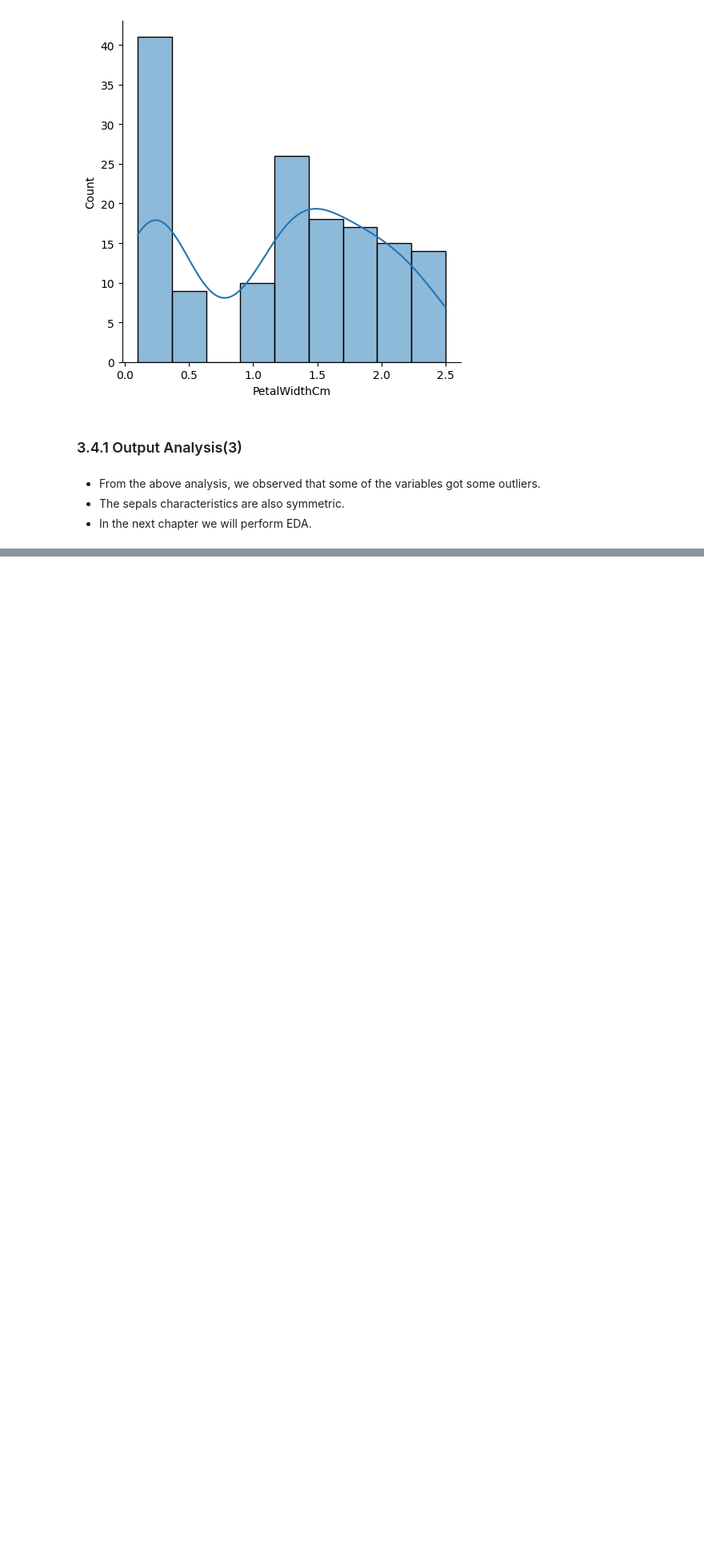
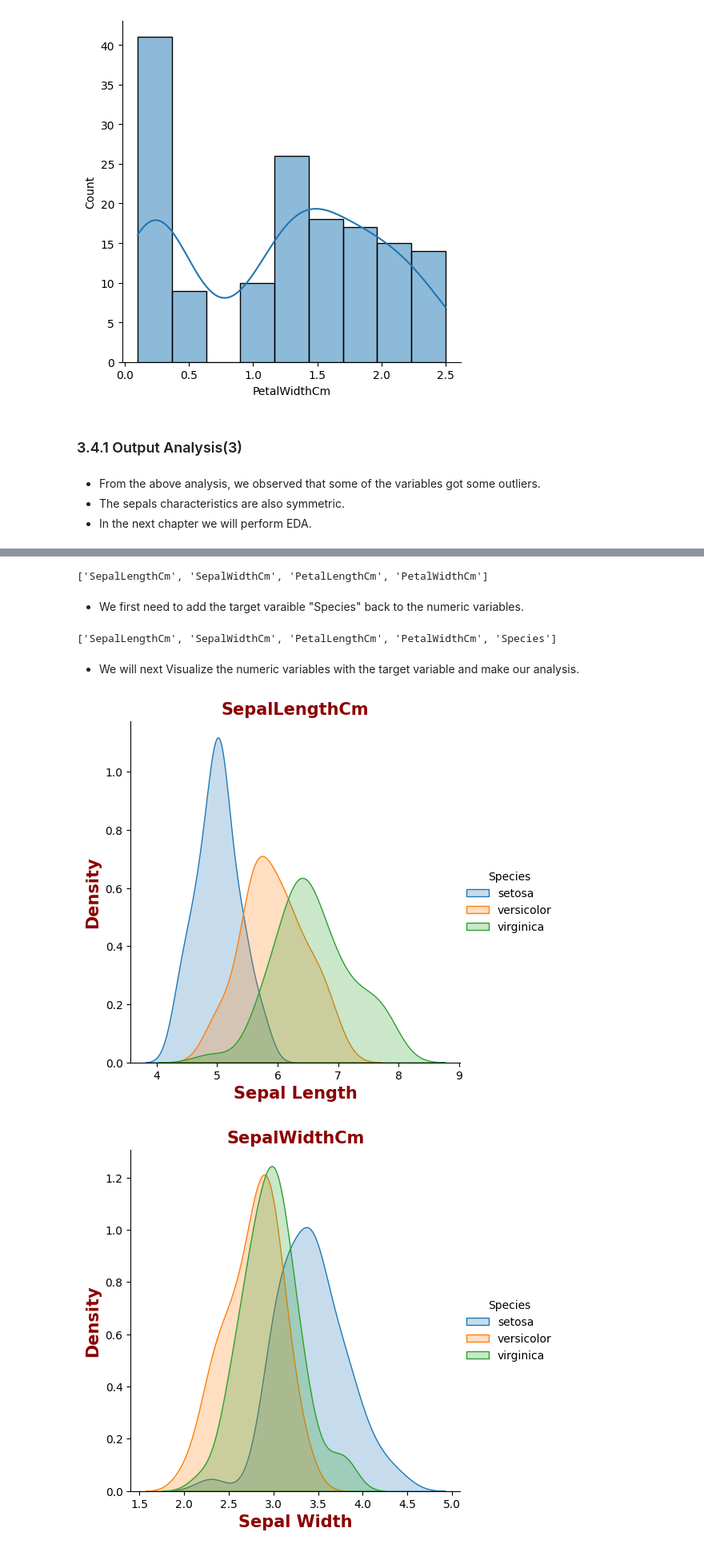
Before and after one commit to Benishkhaled/Benishkhaled, a Jupyter notebook: iris-flower-species-classification-with-knn.ipynb, the cells around one changed output, grey strips where cells are left out. Shown at 80% size. Saved outputs shown, nothing was run; the diff lists cells and outputs as text; code cells hidden in the pictures; blank space fills up the shorter version.

```diff
--- a/iris-flower-species-classification-with-knn.ipynb
+++ b/iris-flower-species-classification-with-knn.ipynb
@@ -333,0 +510,6 @@ sns.displot(df["PetalWidthCm"], kde = True, **dict(linewidth=1,edgecolor="k"));
+# %%
+isnull_numb = []
+for i in df.columns:
+    x = df[i].isnull().sum()
+    isnull_numb.append(x)
+pd.DataFrame(isnull_numb, index=df.columns,columns = ["Total Missing Values"])
@@ -333,0 +529,35 @@ sns.displot(df["PetalWidthCm"], kde = True, **dict(linewidth=1,edgecolor="k"));
+# %%
+numeric_var
+# %% [output]
+['SepalLengthCm', 'SepalWidthCm', 'PetalLengthCm', 'PetalWidthCm']
+# %% [markdown]
+* We first need to add the target varaible "Species" back to the numeric variables.
+# %%
+
+numeric_var.append("Species")
+# %%
+numeric_var
+# %% [output]
+['SepalLengthCm', 'SepalWidthCm', 'PetalLengthCm', 'PetalWidthCm', 'Species']
+# %% [markdown]
+* We will next Visualize the numeric variables with the target variable and make our analysis.
+# %%
+title_font={"family":"arial","color":"darkred","weight":"bold","size":15}
+axis_font={"family":"arial","color":"darkred","weight":"bold","size":15}
+
+
+for i,z in list(zip(numeric_var,numeric_axis_name)):
+    graph =sns.FacetGrid(df[numeric_var], hue="Species",height=5, xlim=None,ylim=None)
+    graph.map(sns.kdeplot, i, shade=True)
+    graph.add_legend()
+
+    plt.title(i, fontdict=title_font)
+    plt.xlabel(z, fontdict = axis_font)
+    plt.ylabel("Density", fontdict = axis_font)
+
+#     images layout settings
+plt.tight_layout()
+plt.show()
+# %% [output]
+[figure, added]
+[figure, added]
```
Also changed, not shown: parts of 57 cells of this notebook.
